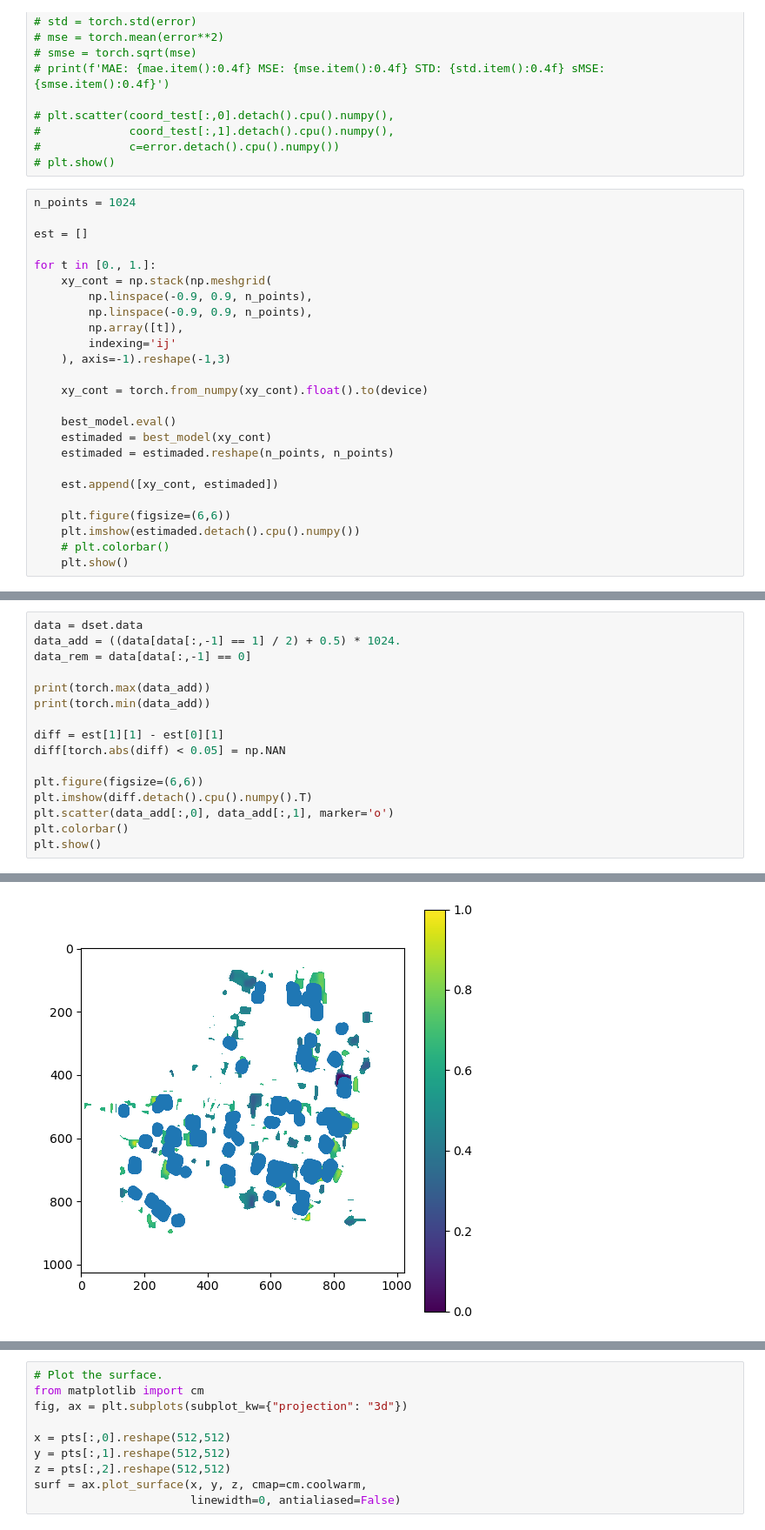
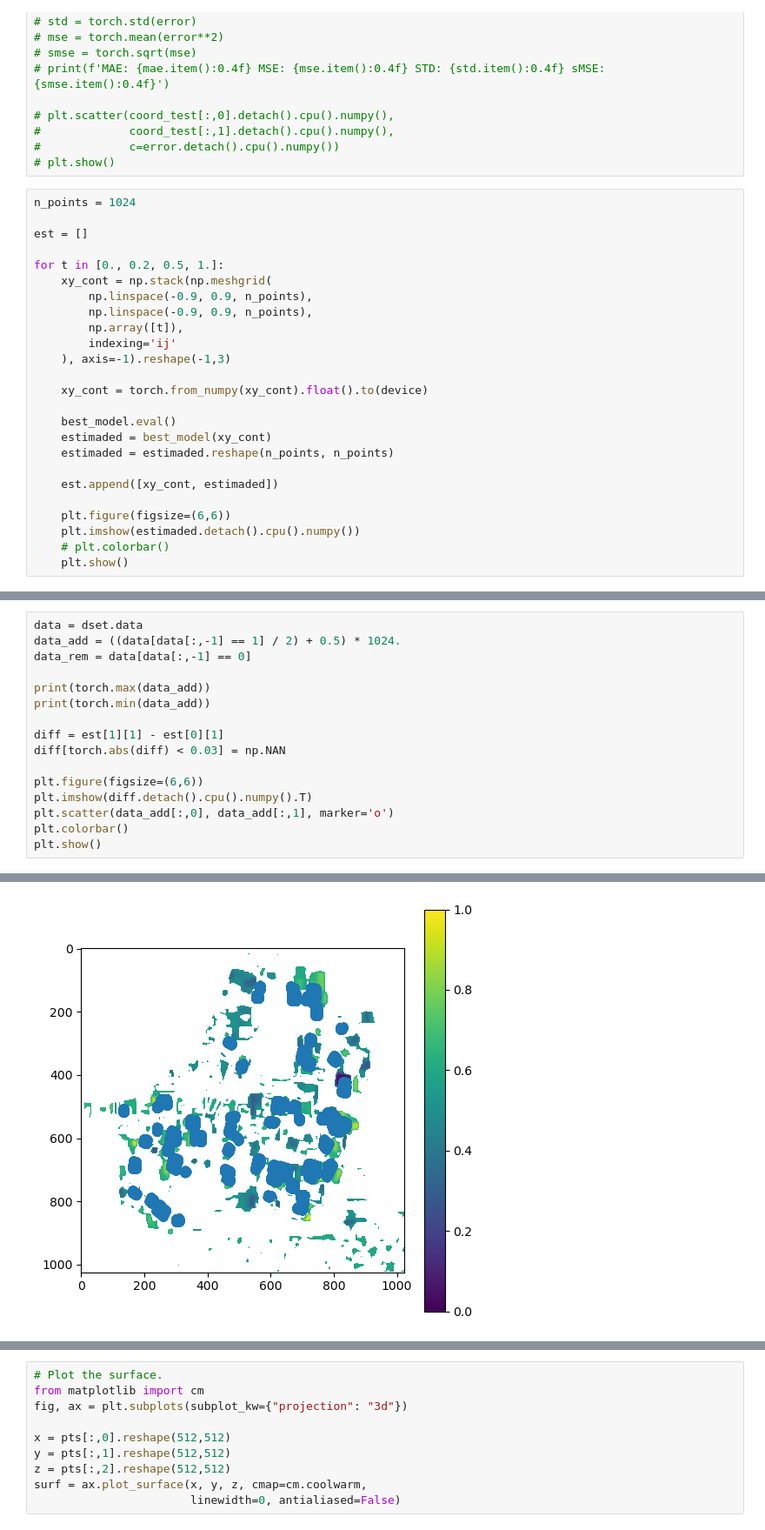
Before and after one commit to PeterJackNaylor/NN-4-change-detection, a Jupyter notebook: python/notebooks/[Sandbox,FullData] SIREN.ipynb, the cells around one changed output, grey strips where cells are left out. Shown at 87% size. Cells and saved outputs as stored; diff of their text form.

```diff
--- a/python/notebooks/[Sandbox,FullData] SIREN.ipynb
+++ b/python/notebooks/[Sandbox,FullData] SIREN.ipynb
@@ -349,7 +349,7 @@ n_points = 1024
 
 est = []
 
-for t in [0., 1.]:
+for t in [0., 0.2, 0.5, 1.]:
     xy_cont = np.stack(np.meshgrid(
         np.linspace(-0.9, 0.9, n_points),
         np.linspace(-0.9, 0.9, n_points),
@@ -375,23 +374,23 @@ OutOfMemoryError: CUDA out of memory. Tried to allocate 1024.00 MiB (GPU 0; 47.5
 # %%
 data = dset.data
 data_add = ((data[data[:,-1] == 1] / 2) + 0.5) * 1024.
 data_rem = data[data[:,-1] == 0]
 
 print(torch.max(data_add))
 print(torch.min(data_add))
 
 diff = est[1][1] - est[0][1]
-diff[torch.abs(diff) < 0.05] = np.NAN
+diff[torch.abs(diff) < 0.03] = np.NAN
 
 plt.figure(figsize=(6,6))
 plt.imshow(diff.detach().cpu().numpy().T)
 plt.scatter(data_add[:,0], data_add[:,1], marker='o')
 plt.colorbar()
 plt.show()
 # %% [output]
 tensor(1024.)
 tensor(115.5630)
-[figure, old version]
+[figure, new version]
 # %%
 print(xy_cont.shape)
 print(estimaded.shape)
```
Also changed, not shown: parts of 6 cells of this notebook, 1 other file.
